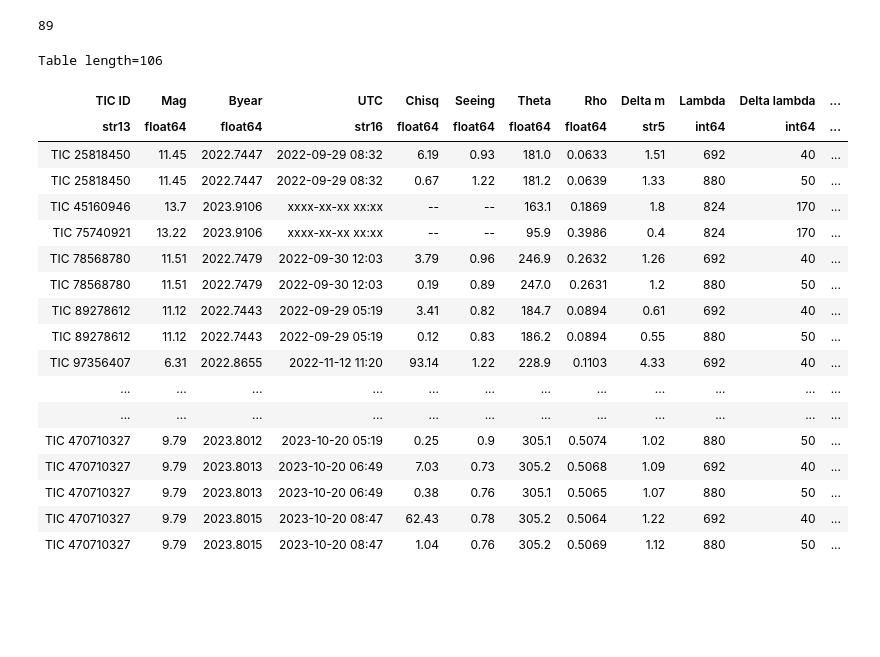
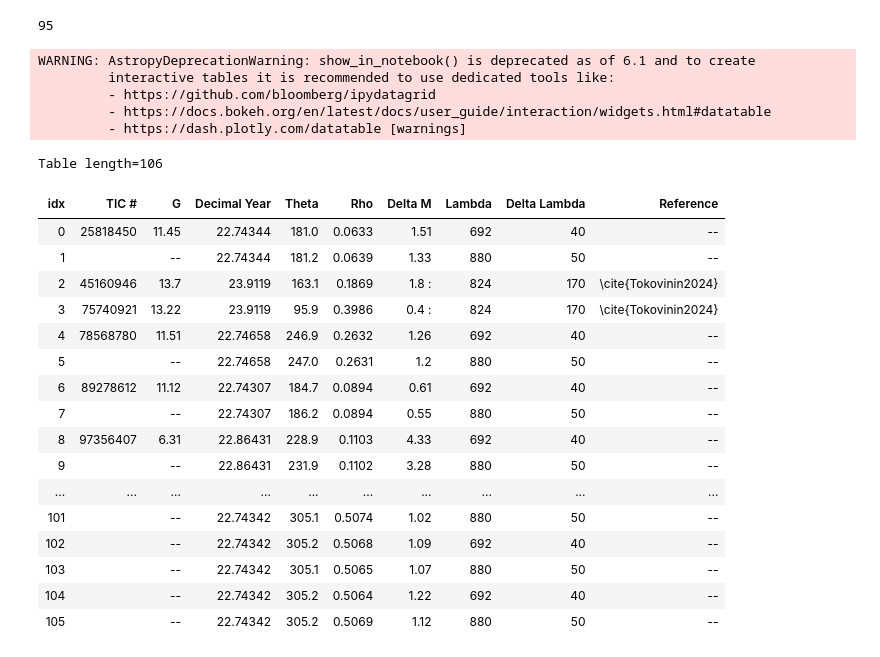
Before and after one commit to CvillePaul/Work, a Jupyter notebook: 2024-11-04 Speckle dates for paper/Speckle dates for paper.ipynb, the cells around one changed output. Drawn from its saved outputs; the diff is of its cells as text; code cells hidden in the pictures; blank space fills up the shorter version.

```diff
--- a/2024-11-04 Speckle dates for paper/Speckle dates for paper.ipynb
+++ b/2024-11-04 Speckle dates for paper/Speckle dates for paper.ipynb
@@ -3,39 +3,59 @@ from astropy.table import Table
 from astropy.time import Time
 # %%
 # Jimmy needs the times in Table 1 of the paper converted from byear to utc
-table_1 = Table.read("../2024-07-09 Verify eclipses in paper/Eclipses from Table 1.csv")
+table_1 = Table.read("Table 1 from 2025-02-27.csv")
+table_1["TIC #"] = table_1["TIC #"].astype(str)
 dssi_sessions = Table.read("../2024-07-08 Process DSSI olist logs/DSSI sessions.csv")
-dssi_sessions["MidTime Byear"] = Time(dssi_sessions["MidTime JD"], format="jd").byear
+dssi_times = Time(dssi_sessions["MidTime JD"], format="jd")
+dssi_sessions["MidTime Byear"] = dssi_times.byear
+dssi_sessions["MidTime DecimalYear"] = dssi_times.decimalyear - 2000
 
 tolerance = 0.0001
 matches = 0
-table_1.add_column("xxxx-xx-xx xx:xx", name="UTC", index=3)
+table_1.add_column("xx.xxxxxxx", name="Decimal Year", index=3)
+previous_tic = ""
 for row in table_1:
-    for session in dssi_sessions[dssi_sessions["TIC ID"] == row["TIC ID"]]:
+    found_match = False
+    for session in dssi_sessions[dssi_sessions["TIC ID"] == f"TIC {row["TIC #"]}"]:
         if row["Byear"] - session["MidTime Byear"] < tolerance:
-            row["UTC"] = session["MidTime UTC"][:16]
+            row["Decimal Year"] = f"{session["MidTime DecimalYear"]:.05f}"
             matches += 1
+            found_match = True
             break
+    if not found_match:
+        row["Decimal Year"] = f"{Time(row["Byear"] + 2000, format="jyear").decimalyear - 2000:.04f}"
+    if row["TIC #"] == previous_tic:
+        previous_tic = row["TIC #"]
+        row["TIC #"] = ""
+    else:
+        previous_tic = row["TIC #"]
+table_1.remove_column("Byear")
 print(matches)
-table_1
+table_1.write("Table 1 with dates.csv", overwrite=True)
+table_1.write("Table 1 with dates.tex", overwrite=True)
+table_1.show_in_notebook()
 # %% [output]
-89
+95
-Table length=106
+WARNING: AstropyDeprecationWarning: show_in_notebook() is deprecated as of 6.1 and to create
+         interactive tables it is recommended to use dedicated tools like:
+         - https://github.com/bloomberg/ipydatagrid
+         - https://docs.bokeh.org/en/latest/docs/user_guide/interaction/widgets.html#datatable
+         - https://dash.plotly.com/datatable [warnings]
+Table length=106
-| TIC ID | Mag | Byear | UTC | Chisq | Seeing | Theta | Rho | Delta m | Lambda | Delta lambda | ... |
-| str13 | float64 | float64 | str16 | float64 | float64 | float64 | float64 | str5 | int64 | int64 | ... |
-| TIC 25818450 | 11.45 | 2022.7447 | 2022-09-29 08:32 | 6.19 | 0.93 | 181.0 | 0.0633 | 1.51 | 692 | 40 | ... |
-| TIC 25818450 | 11.45 | 2022.7447 | 2022-09-29 08:32 | 0.67 | 1.22 | 181.2 | 0.0639 | 1.33 | 880 | 50 | ... |
-| TIC 45160946 | 13.7 | 2023.9106 | xxxx-xx-xx xx:xx | -- | -- | 163.1 | 0.1869 | 1.8 | 824 | 170 | ... |
-| TIC 75740921 | 13.22 | 2023.9106 | xxxx-xx-xx xx:xx | -- | -- | 95.9 | 0.3986 | 0.4 | 824 | 170 | ... |
-| TIC 78568780 | 11.51 | 2022.7479 | 2022-09-30 12:03 | 3.79 | 0.96 | 246.9 | 0.2632 | 1.26 | 692 | 40 | ... |
-| TIC 78568780 | 11.51 | 2022.7479 | 2022-09-30 12:03 | 0.19 | 0.89 | 247.0 | 0.2631 | 1.2 | 880 | 50 | ... |
-| TIC 89278612 | 11.12 | 2022.7443 | 2022-09-29 05:19 | 3.41 | 0.82 | 184.7 | 0.0894 | 0.61 | 692 | 40 | ... |
-| TIC 89278612 | 11.12 | 2022.7443 | 2022-09-29 05:19 | 0.12 | 0.83 | 186.2 | 0.0894 | 0.55 | 880 | 50 | ... |
-| TIC 97356407 | 6.31 | 2022.8655 | 2022-11-12 11:20 | 93.14 | 1.22 | 228.9 | 0.1103 | 4.33 | 692 | 40 | ... |
-| ... | ... | ... | ... | ... | ... | ... | ... | ... | ... | ... | ... |
-| ... | ... | ... | ... | ... | ... | ... | ... | ... | ... | ... | ... |
-| TIC 470710327 | 9.79 | 2023.8012 | 2023-10-20 05:19 | 0.25 | 0.9 | 305.1 | 0.5074 | 1.02 | 880 | 50 | ... |
-| TIC 470710327 | 9.79 | 2023.8013 | 2023-10-20 06:49 | 7.03 | 0.73 | 305.2 | 0.5068 | 1.09 | 692 | 40 | ... |
-| TIC 470710327 | 9.79 | 2023.8013 | 2023-10-20 06:49 | 0.38 | 0.76 | 305.1 | 0.5065 | 1.07 | 880 | 50 | ... |
-| TIC 470710327 | 9.79 | 2023.8015 | 2023-10-20 08:47 | 62.43 | 0.78 | 305.2 | 0.5064 | 1.22 | 692 | 40 | ... |
-| TIC 470710327 | 9.79 | 2023.8015 | 2023-10-20 08:47 | 1.04 | 0.76 | 305.2 | 0.5069 | 1.12 | 880 | 50 | ... |
+| idx | TIC # | G | Decimal Year | Theta | Rho | Delta M | Lambda | Delta Lambda | Reference |
+| 0 | 25818450 | 11.45 | 22.74344 | 181.0 | 0.0633 | 1.51 | 692 | 40 | -- |
+| 1 |  | -- | 22.74344 | 181.2 | 0.0639 | 1.33 | 880 | 50 | -- |
+| 2 | 45160946 | 13.7 | 23.9119 | 163.1 | 0.1869 | 1.8 : | 824 | 170 | \cite{Tokovinin2024} |
+| 3 | 75740921 | 13.22 | 23.9119 | 95.9 | 0.3986 | 0.4 : | 824 | 170 | \cite{Tokovinin2024} |
+| 4 | 78568780 | 11.51 | 22.74658 | 246.9 | 0.2632 | 1.26 | 692 | 40 | -- |
+| 5 |  | -- | 22.74658 | 247.0 | 0.2631 | 1.2 | 880 | 50 | -- |
+| 6 | 89278612 | 11.12 | 22.74307 | 184.7 | 0.0894 | 0.61 | 692 | 40 | -- |
+| 7 |  | -- | 22.74307 | 186.2 | 0.0894 | 0.55 | 880 | 50 | -- |
+| 8 | 97356407 | 6.31 | 22.86431 | 228.9 | 0.1103 | 4.33 | 692 | 40 | -- |
+| 9 |  | -- | 22.86431 | 231.9 | 0.1102 | 3.28 | 880 | 50 | -- |
+| ... | ... | ... | ... | ... | ... | ... | ... | ... | ... |
+| 101 |  | -- | 22.74342 | 305.1 | 0.5074 | 1.02 | 880 | 50 | -- |
+| 102 |  | -- | 22.74342 | 305.2 | 0.5068 | 1.09 | 692 | 40 | -- |
+| 103 |  | -- | 22.74342 | 305.1 | 0.5065 | 1.07 | 880 | 50 | -- |
+| 104 |  | -- | 22.74342 | 305.2 | 0.5064 | 1.22 | 692 | 40 | -- |
+| 105 |  | -- | 22.74342 | 305.2 | 0.5069 | 1.12 | 880 | 50 | -- |
```
Also changed, not shown: parts of 3 cells of this notebook.
